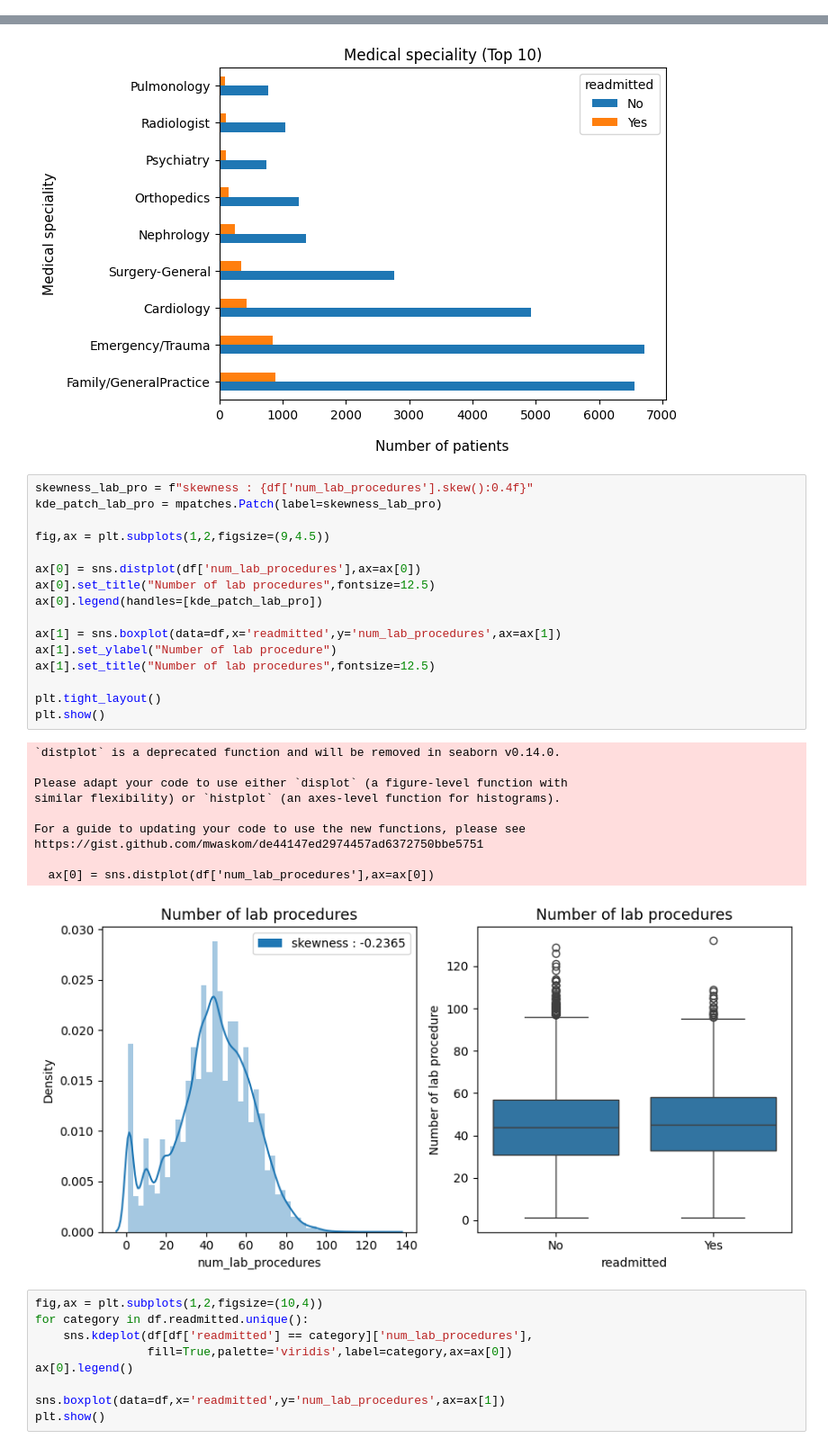
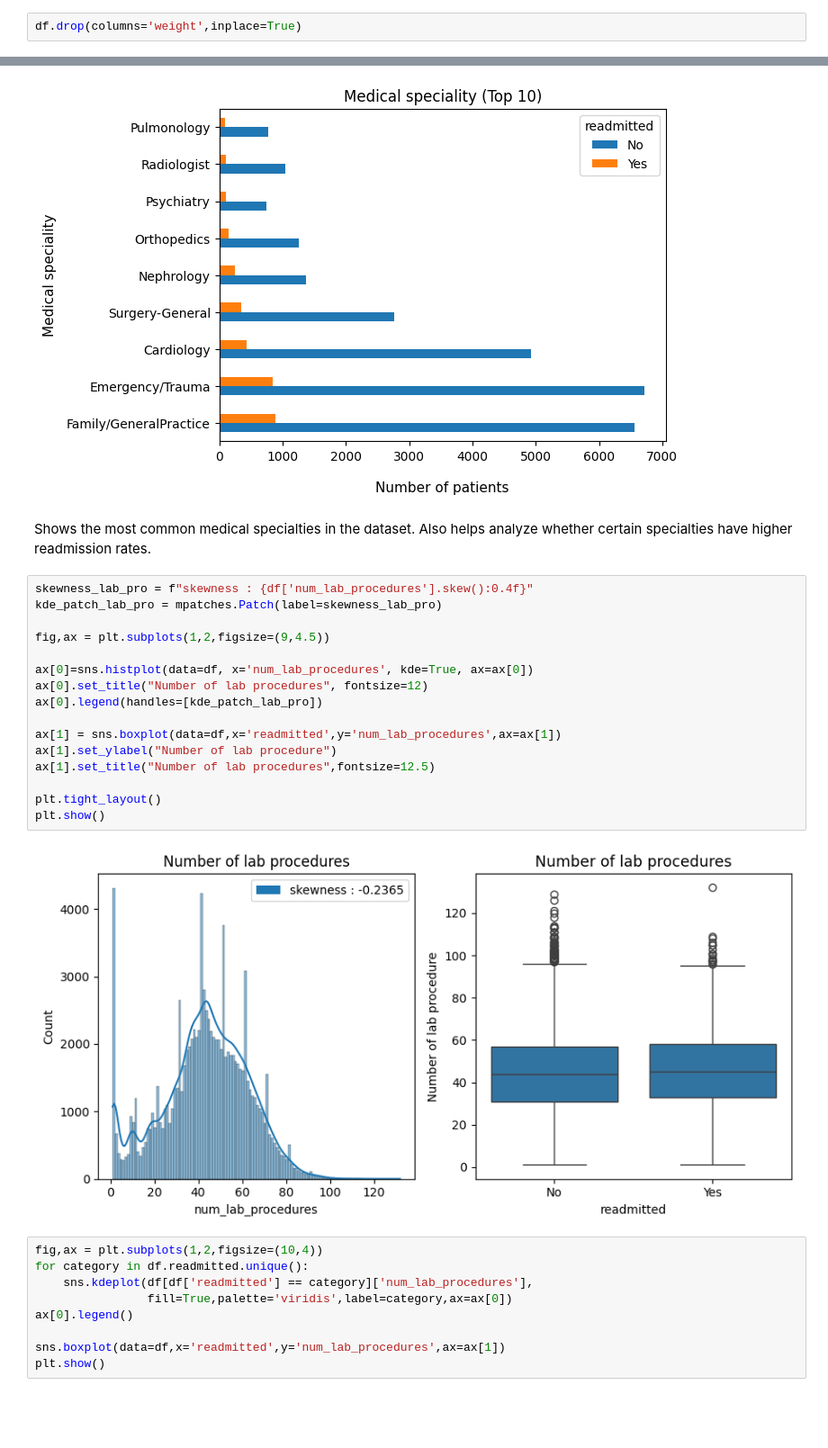
Before and after one commit to esraa-el-tohamii/Health-Care-Project, a Jupyter notebook: EDA.ipynb, the cells around one changed output, grey strips where cells are left out. Shown at 90% size. Saved outputs shown, nothing was run; the diff lists cells and outputs as text; blank space fills up the shorter version.

Commit message:
update notebook and cleaned data

```diff
--- a/EDA.ipynb
+++ b/EDA.ipynb
@@ -192,6 +196,8 @@ plt.show()
 # %% [markdown]
 Some columns contain high percentages of missing values and may need to be dropped or imputed.
 If a key analytical column (like weight or payer_code) has many missing values, it is often excluded from
+# %%
+df.drop(columns='weight',inplace=True)
 # %%
 def Description(data):
     """return dataframe of describing all Attributes
@@ -423,33 +443,27 @@ plt.ylabel("Medical speciality",fontsize=11,labelpad=8)
 plt.show()
 # %% [output]
 [figure]
+# %% [markdown]
+Shows the most common medical specialties in the dataset.
+Also helps analyze whether certain specialties have higher readmission rates.
 # %%
 skewness_lab_pro = f"skewness : {df['num_lab_procedures'].skew():0.4f}"
 kde_patch_lab_pro = mpatches.Patch(label=skewness_lab_pro)
 
 fig,ax = plt.subplots(1,2,figsize=(9,4.5))
 
-ax[0] = sns.distplot(df['num_lab_procedures'],ax=ax[0])
-ax[0].set_title("Number of lab procedures",fontsize=12.5)
+ax[0]=sns.histplot(data=df, x='num_lab_procedures', kde=True, ax=ax[0])
+ax[0].set_title("Number of lab procedures", fontsize=12)
 ax[0].legend(handles=[kde_patch_lab_pro])
 
 ax[1] = sns.boxplot(data=df,x='readmitted',y='num_lab_procedures',ax=ax[1])
 ax[1].set_ylabel("Number of lab procedure")
 ax[1].set_title("Number of lab procedures",fontsize=12.5)
 
 plt.tight_layout()
 plt.show()
 # %% [output]
-`distplot` is a deprecated function and will be removed in seaborn v0.14.0.
-
-Please adapt your code to use either `displot` (a figure-level function with
-similar flexibility) or `histplot` (an axes-level function for histograms).
-
-For a guide to updating your code to use the new functions, please see
-https://gist.github.com/mwaskom/de44147ed2974457ad6372750bbe5751
-
-  ax[0] = sns.distplot(df['num_lab_procedures'],ax=ax[0])
-[figure, old version]
+[figure, new version]
 # %%
 fig,ax = plt.subplots(1,2,figsize=(10,4))
 for category in df.readmitted.unique():
```
Also changed, not shown: parts of 42 cells of this notebook, 1 other file.
